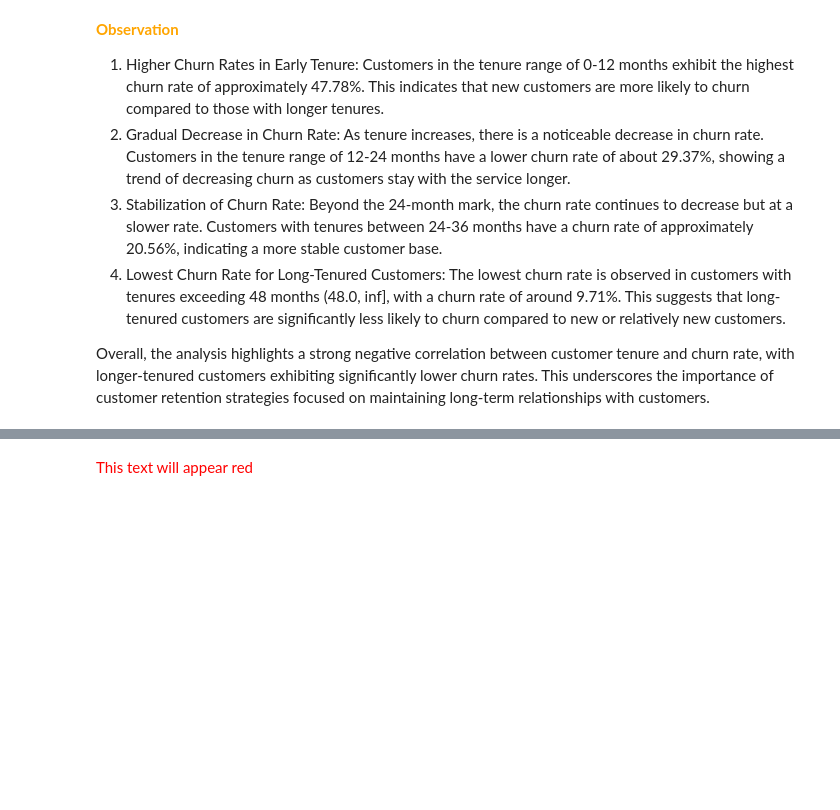
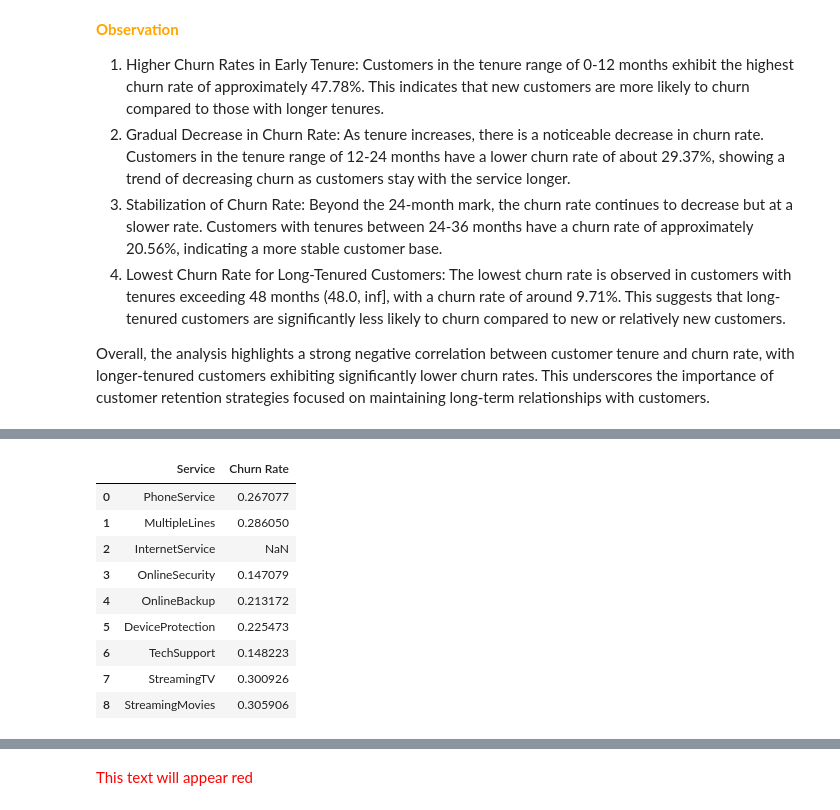
Before and after one commit to wamathaiwandeto/Customer-Churn-Prediction, a Jupyter notebook: churn.ipynb, the cells around one changed output, grey strips where cells are left out. Cells and saved outputs as stored; diff of their text form; code cells hidden in the pictures; blank space fills up the shorter version.

```diff
--- a/churn.ipynb
+++ b/churn.ipynb
@@ -718,0 +739,23 @@ Overall, the analysis highlights a strong negative correlation between customer
+# %%
+#The list of services to analyze
+services = ['PhoneService', 'MultipleLines', 'InternetService', 'OnlineSecurity',
+            'OnlineBackup', 'DeviceProtection', 'TechSupport', 'StreamingTV', 'StreamingMovies']
+# Calculating churn rates for each service
+churn_rates = {}
+for service in services:
+    churn_rate = train_df[train_df[service] == True]['Churn'].mean()
+    churn_rates[service] = churn_rate
+# Converting the churn rates dictionary into a DataFrame for tabular display
+churn_rates_df = pd.DataFrame(churn_rates.items(), columns=['Service', 'Churn Rate'])
+churn_rates_df
+# %% [output]
+|  | Service | Churn Rate |
+| 0 | PhoneService | 0.267077 |
+| 1 | MultipleLines | 0.286050 |
+| 2 | InternetService | NaN |
+| 3 | OnlineSecurity | 0.147079 |
+| 4 | OnlineBackup | 0.213172 |
+| 5 | DeviceProtection | 0.225473 |
+| 6 | TechSupport | 0.148223 |
+| 7 | StreamingTV | 0.300926 |
+| 8 | StreamingMovies | 0.305906 |
```
Also changed, not shown: parts of 7 cells of this notebook.
